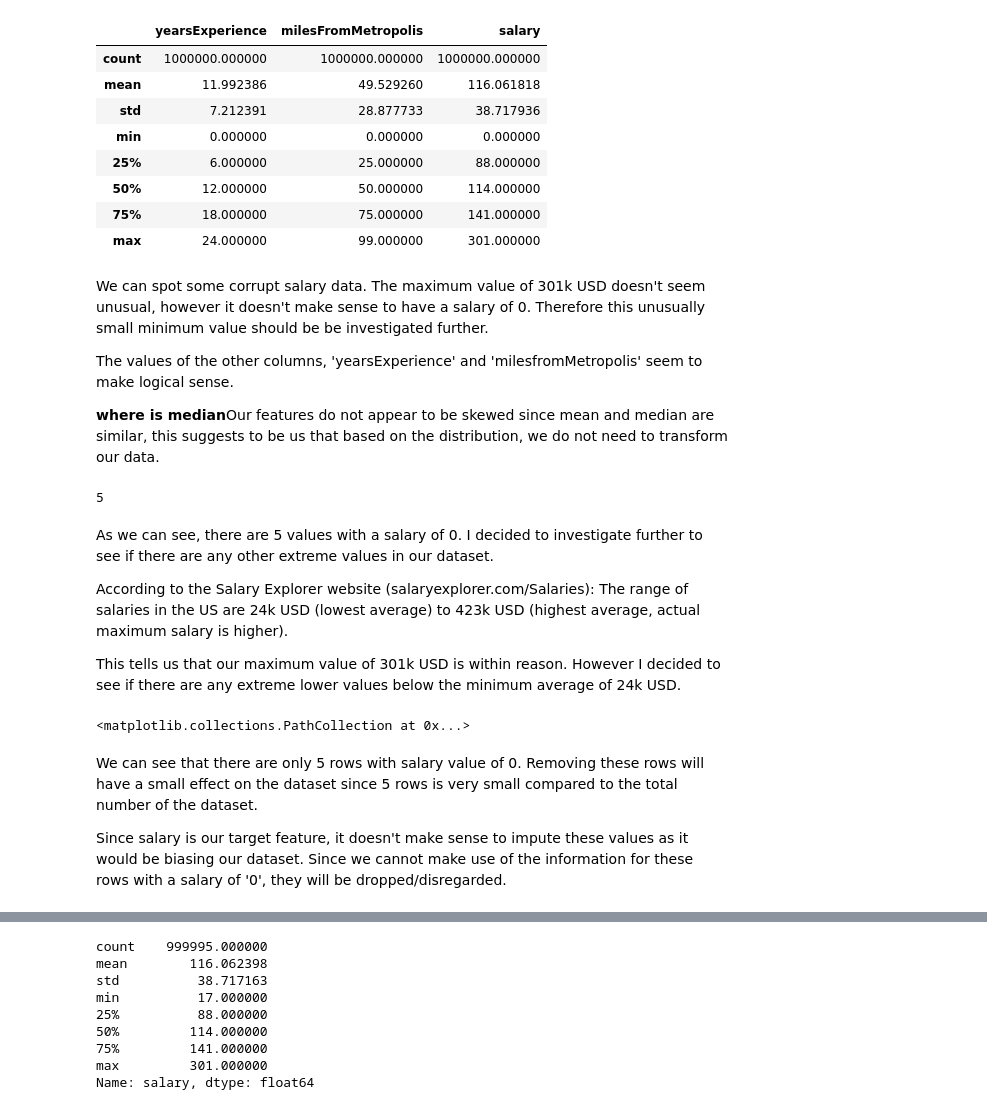
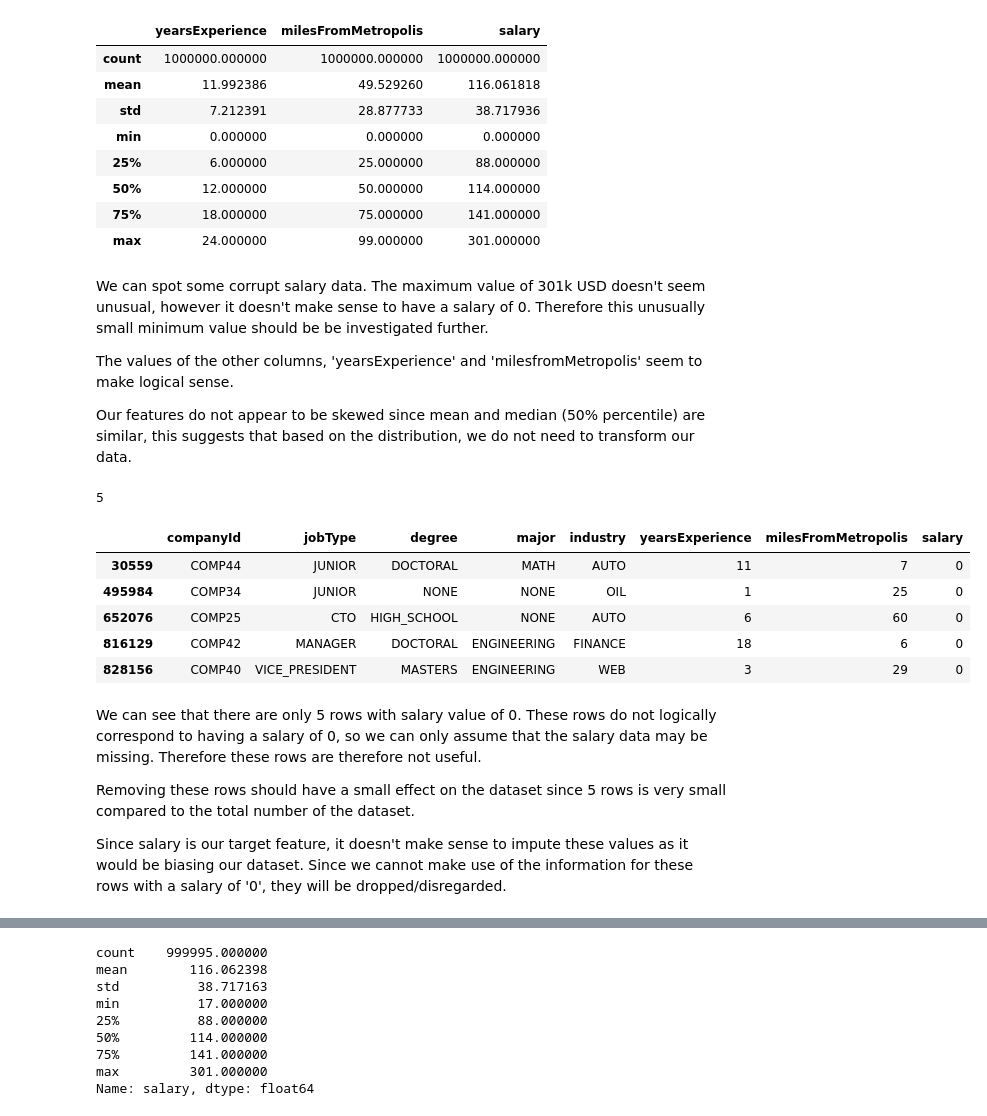
Before and after one commit to SophiaBouchama/salary-prediction-portfolio, a Jupyter notebook: Salary Prediction Notebook.ipynb, the cells around one changed output, grey strips where cells are left out. Drawn from its saved outputs; the diff is of its cells as text; code cells hidden in the pictures.

Commit message:
finish data clean up, refactoring EDA

```diff
--- a/Salary Prediction Notebook.ipynb
+++ b/Salary Prediction Notebook.ipynb
@@ -258,26 +316,25 @@ We can spot some corrupt salary data. The maximum value of 301k USD doesn't seem
 
 The values of the other columns, 'yearsExperience' and 'milesfromMetropolis' seem to make logical sense.
 
-**where is median**Our features do not appear to be skewed since mean and median are similar, this suggests to be us that based on the distribution, we do not need to transform our data.
+Our features do not appear to be skewed since mean and median (50% percentile) are similar, this suggests that based on the distribution, we do not need to transform our data.
 # %%
 len(df.loc[df['salary'] == 0])
 # %% [output]
 5
-# %% [markdown]
-As we can see, there are 5 values with a salary of 0.
-I decided to investigate further to see if there are any other extreme values in our dataset.
-
-According to the Salary Explorer website (salaryexplorer.com/Salaries):
-The range of salaries in the US are 24k USD (lowest average) to 423k USD (highest average, actual maximum salary is higher).
-
-This tells us that our maximum value of 301k USD is within reason. However I decided to see if there are any extreme lower values below the minimum average of 24k USD.
-# %%
-plt.figure()
-plt.scatter(df['jobId'], [df['salary'] <= 24])
-# %% [output]
-<matplotlib.collections.PathCollection at 0x...>
+# %%
+df[df['salary'] == 0]
+# %% [output]
+|  | companyId | jobType | degree | major | industry | yearsExperience | milesFromMetropolis | salary |
+| 30559 | COMP44 | JUNIOR | DOCTORAL | MATH | AUTO | 11 | 7 | 0 |
+| 495984 | COMP34 | JUNIOR | NONE | NONE | OIL | 1 | 25 | 0 |
+| 652076 | COMP25 | CTO | HIGH_SCHOOL | NONE | AUTO | 6 | 60 | 0 |
+| 816129 | COMP42 | MANAGER | DOCTORAL | ENGINEERING | FINANCE | 18 | 6 | 0 |
+| 828156 | COMP40 | VICE_PRESIDENT | MASTERS | ENGINEERING | WEB | 3 | 29 | 0 |
 # %% [markdown]
-We can see that there are only 5 rows with salary value of 0. Removing these rows will have a small effect on the dataset since 5 rows is very small compared to the total number of the dataset.
+We can see that there are only 5 rows with salary value of 0.
+These rows do not logically correspond to having a salary of 0, so we can only assume that the salary data may be missing. Therefore these rows are therefore not useful.
+
+Removing these rows should have a small effect on the dataset since 5 rows is very small compared to the total number of the dataset.
 
 Since salary is our target feature, it doesn't make sense to impute these values as it would be biasing our dataset. Since we cannot make use of the information for these rows with a salary of '0', they will be dropped/disregarded.
 # %%
```
Also changed, not shown: parts of 29 cells of this notebook.
